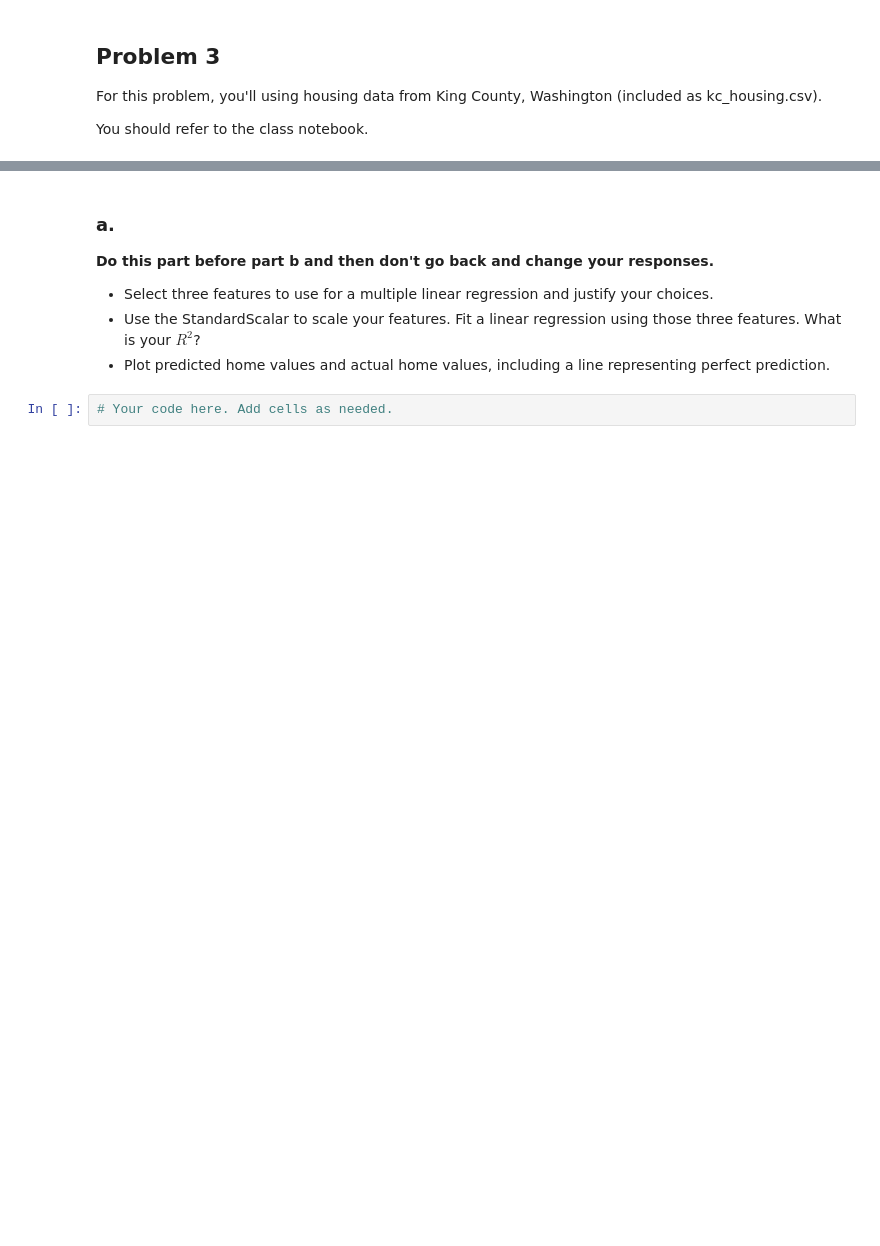
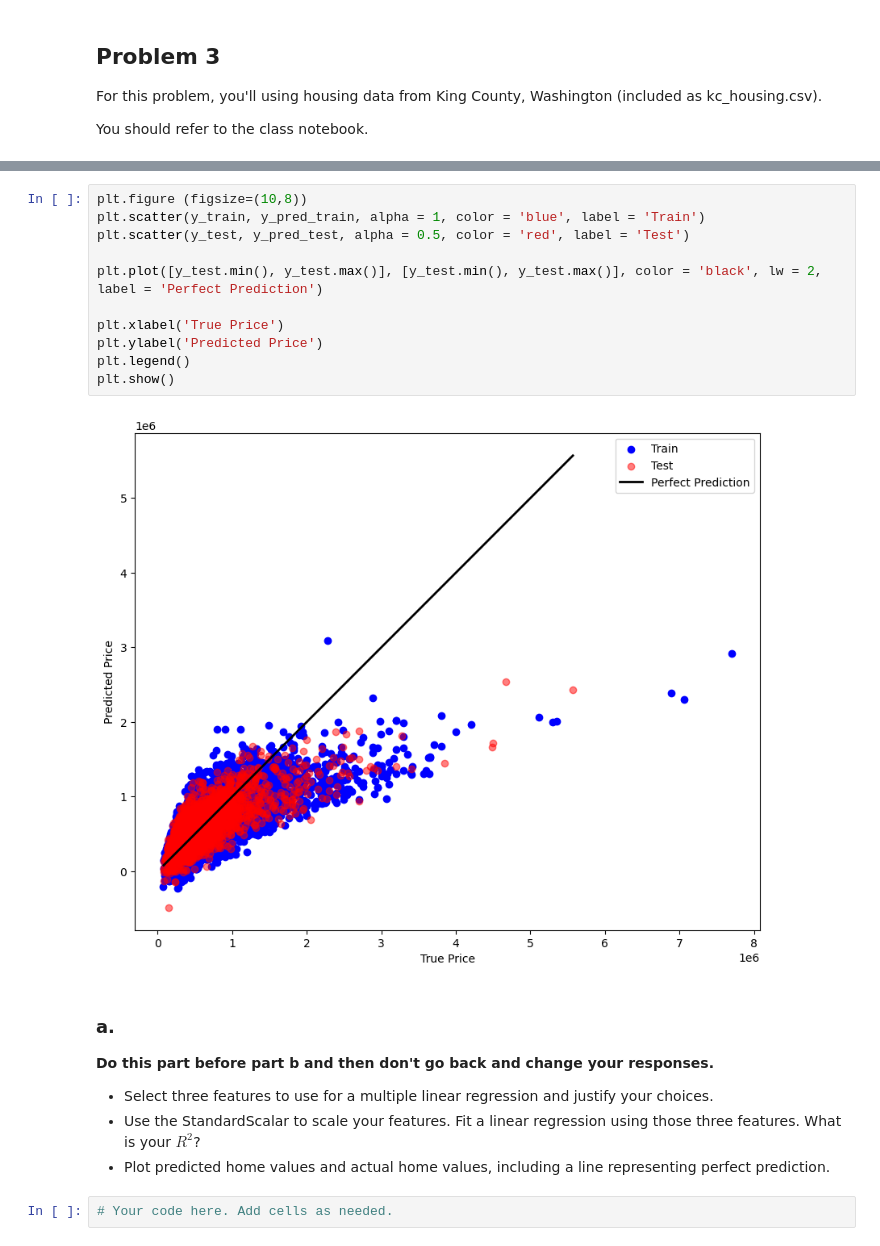
Before and after one commit to GettysburgDataScience/ps1-linear-regression-joinja01, a Jupyter notebook: PS1.ipynb, the cells around one changed output, grey strips where cells are left out. Cells and saved outputs as stored; diff of their text form; blank space fills up the shorter version.

```diff
--- a/PS1.ipynb
+++ b/PS1.ipynb
@@ -141,3 +276,16 @@ housing_df = pd.read_csv('kc_house_data.csv')
+# %%
+plt.figure (figsize=(10,8))
+plt.scatter(y_train, y_pred_train, alpha = 1, color = 'blue', label = 'Train')
+plt.scatter(y_test, y_pred_test, alpha = 0.5, color = 'red', label = 'Test')
+
+plt.plot([y_test.min(), y_test.max()], [y_test.min(), y_test.max()], color = 'black', lw = 2, label = 'Perfect Prediction')
+
+plt.xlabel('True Price')
+plt.ylabel('Predicted Price')
+plt.legend()
+plt.show()
+# %% [output]
+[figure, added]
 # %% [markdown]
 ### a.
 
```
Also changed, not shown: parts of 23 cells of this notebook.
